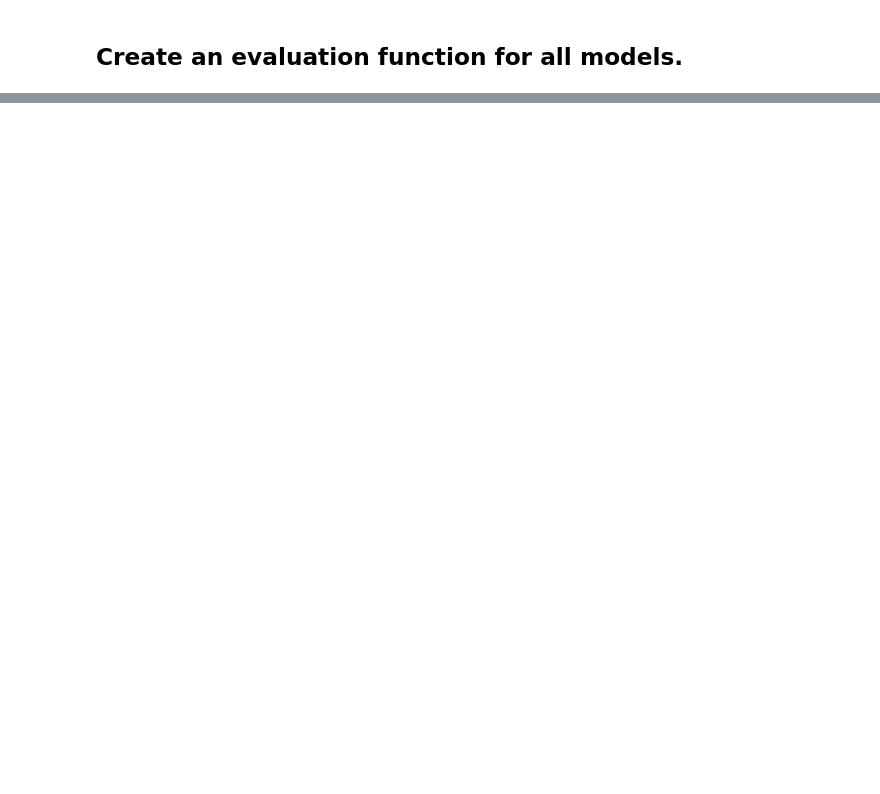
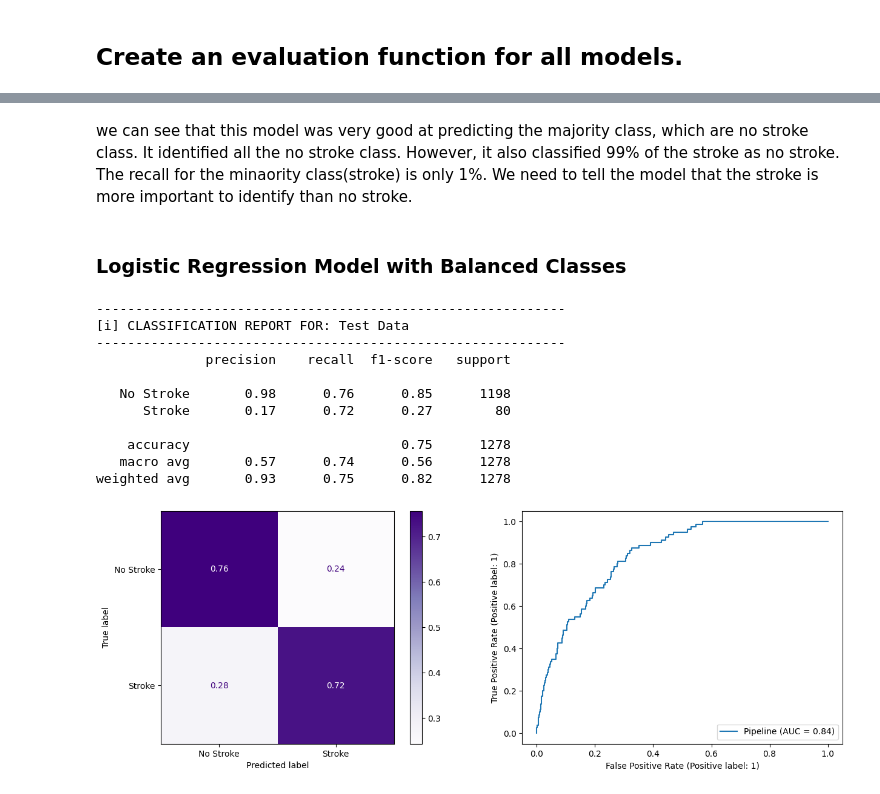
Before and after one commit to QianFu520/Machine-Learning-Stroke-Prediction, a Jupyter notebook: Part 4-Machine Learning.ipynb, the cells around one changed output, grey strips where cells are left out. Saved outputs shown, nothing was run; the diff lists cells and outputs as text; code cells hidden in the pictures; blank space fills up the shorter version.

```diff
--- a/Part 4-Machine Learning.ipynb
+++ b/Part 4-Machine Learning.ipynb
@@ -187,0 +221,26 @@ def evaluate_classiffication(model, X_test, y_test, label='Test Data',
+# %% [markdown]
+we can see that this model was very good at predicting the majority class, which are no stroke class. It identified all the no stroke class. However, it also classified 99% of the stroke as no stroke. The recall for the minaority class(stroke) is only 1%.
+We need to tell the model that the stroke is more important to identify than no stroke.
+# %% [markdown]
+### Logistic Regression Model with Balanced Classes
+# %%
+smote = SMOTE()
+logreg = LogisticRegression(max_iter=1000, random_state=42)
+logreg_smote_pipe = smote_pipe(preprocessor, smote, logreg)
+
+logreg_smote_pipe.fit(X_train, y_train)
+
+evaluate_classiffication(logreg_smote_pipe, X_test, y_test, cmap='Purples')
+# %% [output]
+------------------------------------------------------------
+[i] CLASSIFICATION REPORT FOR: Test Data
+------------------------------------------------------------
+              precision    recall  f1-score   support
+
+   No Stroke       0.98      0.76      0.85      1198
+      Stroke       0.17      0.72      0.27        80
+
+    accuracy                           0.75      1278
+   macro avg       0.57      0.74      0.56      1278
+weighted avg       0.93      0.75      0.82      1278
+[figure, added]
```
Also changed, not shown: parts of 32 cells of this notebook.
